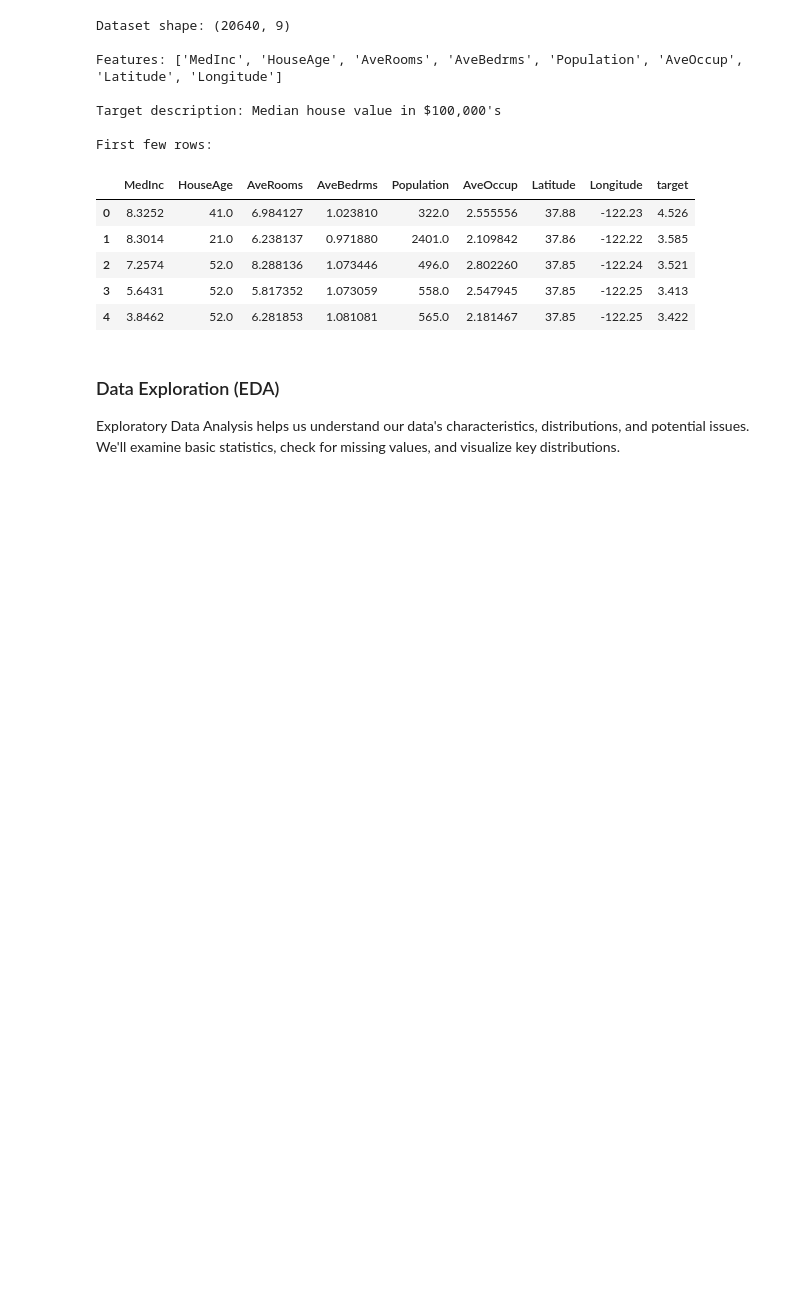
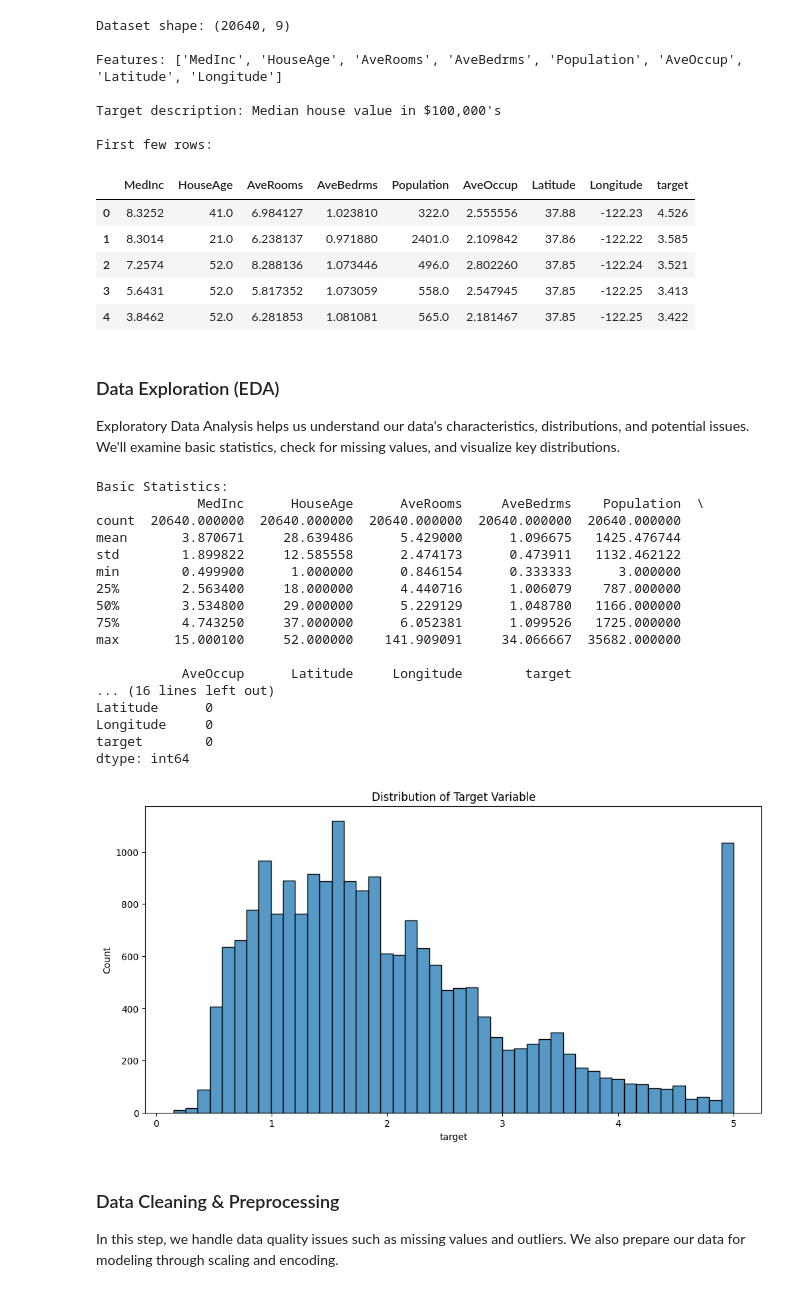
Before and after one commit to jxhangithub/master-machine-learning-engineer, a Jupyter notebook: MLOps/MLPipeline.ipynb, the cells around one changed output. Saved outputs shown, nothing was run; the diff lists cells and outputs as text; code cells hidden in the pictures; blank space fills up the shorter version.

```diff
--- a/MLOps/MLPipeline.ipynb
+++ b/MLOps/MLPipeline.ipynb
@@ -46,3 +46,42 @@ First few rows:
 # %% [markdown]
 ### Data Exploration (EDA)
 Exploratory Data Analysis helps us understand our data's characteristics, distributions, and potential issues. We'll examine basic statistics, check for missing values, and visualize key distributions.
+# %%
+# Basic statistics
+print("Basic Statistics:")
+print(df.describe())
+
+# Check for missing values
+print("\nMissing Values:")
+print(df.isnull().sum())
+
+# Visualize distributions
+import matplotlib.pyplot as plt
+import seaborn as sns
+
+plt.figure(figsize=(12, 6))
+sns.histplot(df['target'])
+plt.title('Distribution of Target Variable')
+plt.show()
+# %% [output]
+Basic Statistics:
+             MedInc      HouseAge      AveRooms     AveBedrms    Population  \
+count  20640.000000  20640.000000  20640.000000  20640.000000  20640.000000
+mean       3.870671     28.639486      5.429000      1.096675   1425.476744
+std        1.899822     12.585558      2.474173      0.473911   1132.462122
+min        0.499900      1.000000      0.846154      0.333333      3.000000
+25%        2.563400     18.000000      4.440716      1.006079    787.000000
+50%        3.534800     29.000000      5.229129      1.048780   1166.000000
+75%        4.743250     37.000000      6.052381      1.099526   1725.000000
+max       15.000100     52.000000    141.909091     34.066667  35682.000000
+
+           AveOccup      Latitude     Longitude        target
+... (16 lines left out)
+Latitude      0
+Longitude     0
+target        0
+dtype: int64
+[figure, added]
+# %% [markdown]
+### Data Cleaning & Preprocessing
+In this step, we handle data quality issues such as missing values and outliers. We also prepare our data for modeling through scaling and encoding.
```
Also changed, not shown: parts of 12 cells of this notebook.
